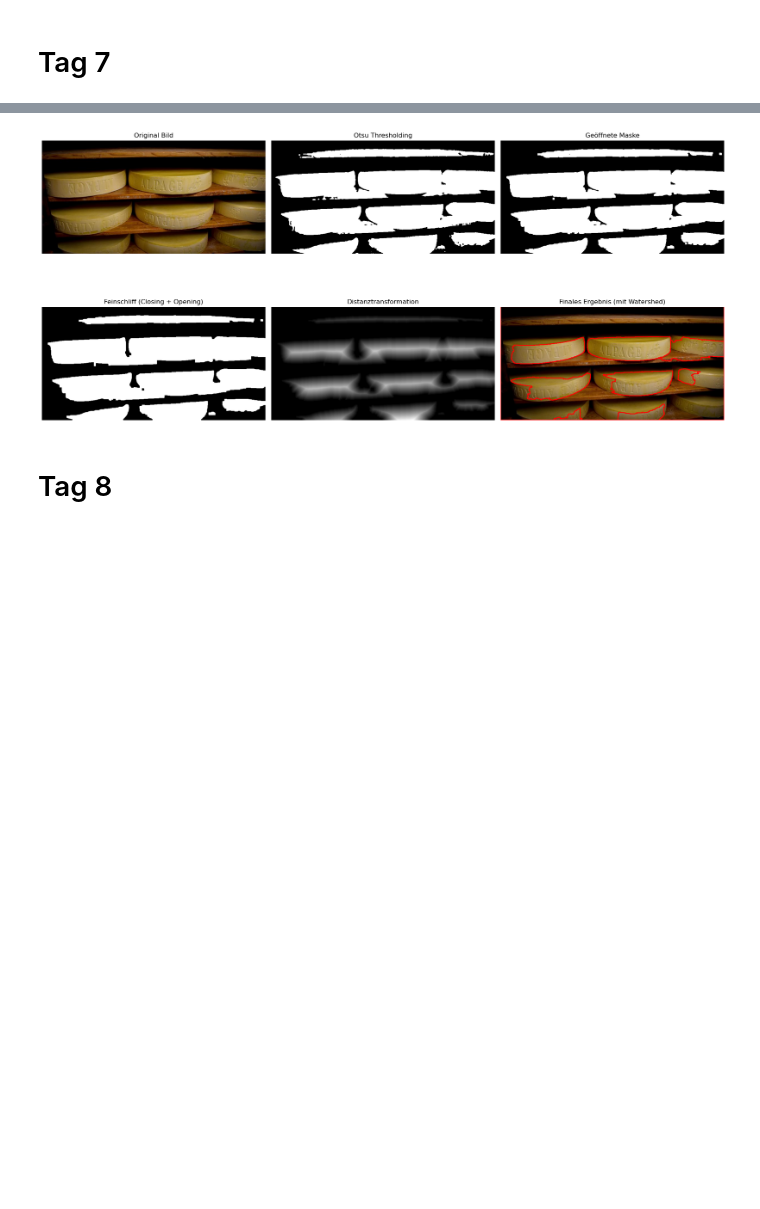
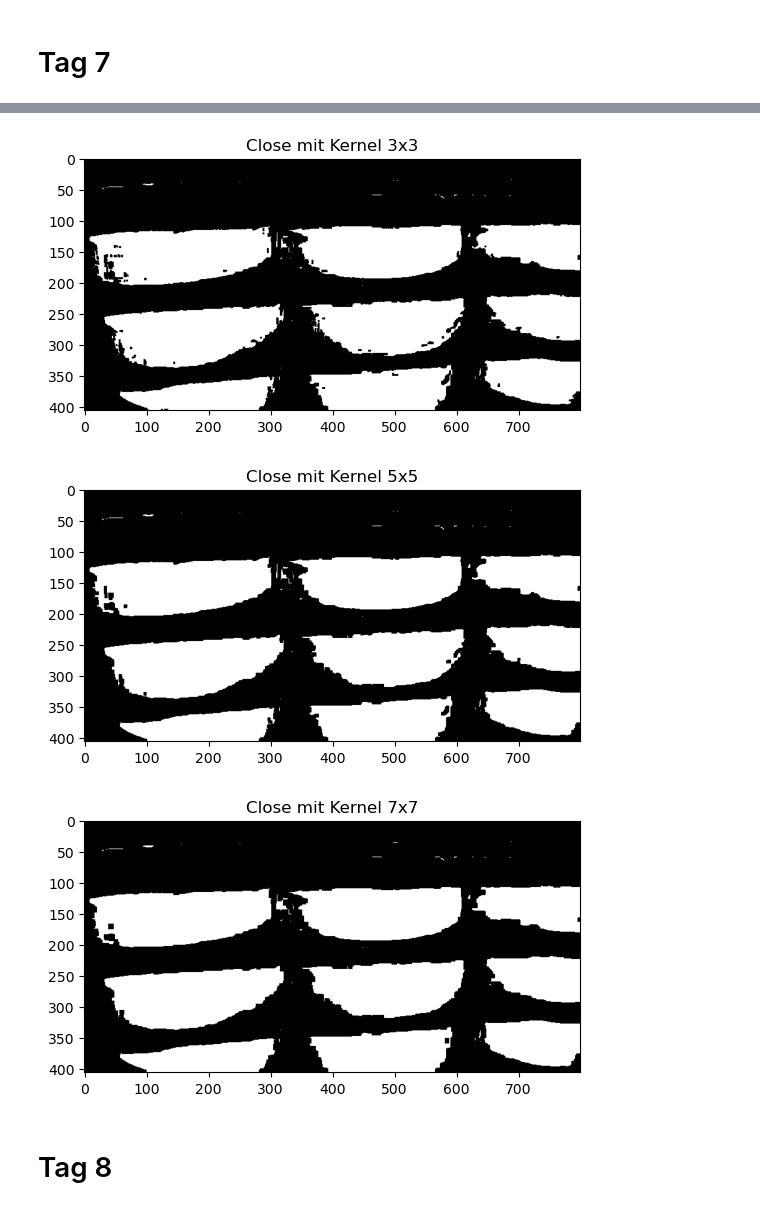
Before and after one commit to Tschoppsilas/GBSV_2025, a Jupyter notebook: MC2/Day Submission/Day_8_Segmentation_Morphological Operations.ipynb, the cells around one changed output, grey strips where cells are left out. Saved outputs shown, nothing was run; the diff lists cells and outputs as text; code cells hidden in the pictures; blank space fills up the shorter version.

```diff
--- a/MC2/Day Submission/Day_8_Segmentation_Morphological Operations.ipynb
+++ b/MC2/Day Submission/Day_8_Segmentation_Morphological Operations.ipynb
@@ -190,63 +278,15 @@ plt.show()
 # %%
-import cv2
-import numpy as np
-import matplotlib.pyplot as plt
+for size in [3, 5, 7]:
+    kernel = np.ones((size, size), np.uint8)
+    mask_closed = cv2.morphologyEx(mask, cv2.MORPH_CLOSE, kernel)
 
-# Bild laden und Kopie erstellen
-img = cv2.imread("C:\\Users\\silas\\PycharmProjects\\GBSV_2025\\MC2\\Data\\kaese.jpg")
-img_original = img.copy()  # Original unverändert speichern
-gray = cv2.cvtColor(img, cv2.COLOR_BGR2GRAY)
-
-# Bildverarbeitungsschritte
-blurred = cv2.medianBlur(gray, 5)
-_, otsu_mask = cv2.threshold(blurred, 160, 255, cv2.THRESH_BINARY + cv2.THRESH_OTSU)
-
-kernel_large = np.ones((3, 3), np.uint8)
-opened = cv2.morphologyEx(otsu_mask, cv2.MORPH_OPEN, kernel_large, iterations=3)
-refined = cv2.morphologyEx(opened, cv2.MORPH_CLOSE, kernel_large, iterations=3)
-refined = cv2.morphologyEx(refined, cv2.MORPH_OPEN, kernel_large, iterations=3)
-
-dist_transform = cv2.distanceTransform(refined, cv2.DIST_L2, 5)
-_, sure_fg = cv2.threshold(dist_transform, 0.6 * dist_transform.max(), 255, 0)
-sure_fg = np.uint8(sure_fg)
-unknown = cv2.subtract(refined, sure_fg)
-
-# Marker erstellen
-_, markers = cv2.connectedComponents(sure_fg)
-markers += 1
-markers[unknown == 255] = 0  # Korrigierte Hintergrundmarkierung
-
-# Watershed auf Kopie anwenden
-img_result = img_original.copy()  # Auf unverändertem Original arbeiten
-markers = cv2.watershed(img_result, markers)
-
-# Grenzen verdicken und einzeichnen
-boundary_mask = (markers == -1).astype(np.uint8)
-kernel_dilate = np.ones((3, 3), np.uint8)
-thick_boundaries = cv2.dilate(boundary_mask, kernel_dilate, iterations=1)
-img_result[thick_boundaries == 1] = [0, 0, 255]  # Rote Grenzen
-
-# ---------------- Visualisierung ----------------
-plt.figure(figsize=(18, 10))
-
-# Originalbild unverändert anzeigen
-plt.subplot(2, 3, 1), plt.title("Original Bild"),
-plt.imshow(cv2.cvtColor(img_original, cv2.COLOR_BGR2RGB)), plt.axis("off")
-
-# Zwischenschritte
-plt.subplot(2, 3, 2), plt.title("Otsu Thresholding"), plt.imshow(otsu_mask, cmap="gray"), plt.axis("off")
-plt.subplot(2, 3, 3), plt.title("Geöffnete Maske"), plt.imshow(opened, cmap="gray"), plt.axis("off")
-plt.subplot(2, 3, 4), plt.title("Feinschliff (Closing + Opening)"), plt.imshow(refined, cmap="gray"), plt.axis("off")
-plt.subplot(2, 3, 5), plt.title("Distanztransformation"), plt.imshow(dist_transform, cmap="gray"), plt.axis("off")
-
-# Finales Ergebnis mit Originalfarben + roten Grenzen
-plt.subplot(2, 3, 6), plt.title("Finales Ergebnis (mit Watershed)"),
-plt.imshow(cv2.cvtColor(img_result, cv2.COLOR_BGR2RGB)), plt.axis("off")
-
-plt.tight_layout()
-plt.show()
+    plt.imshow(mask_closed, cmap="gray")
+    plt.title(f"Close mit Kernel {size}x{size}")
+    plt.show()
 # %% [output]
-[figure, old version]
+[figure, new version]
+[figure, added]
+[figure, added]
 # %% [markdown]
 # Tag 8
 # %%
```
Also changed, not shown: parts of 11 cells of this notebook, 15 other files.
